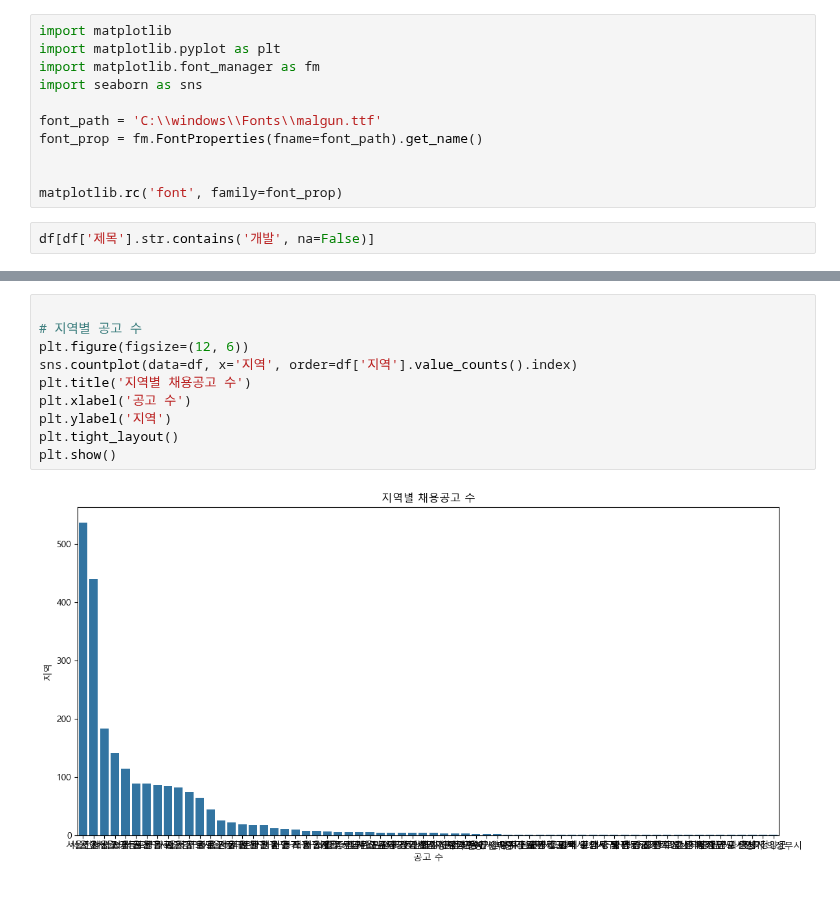
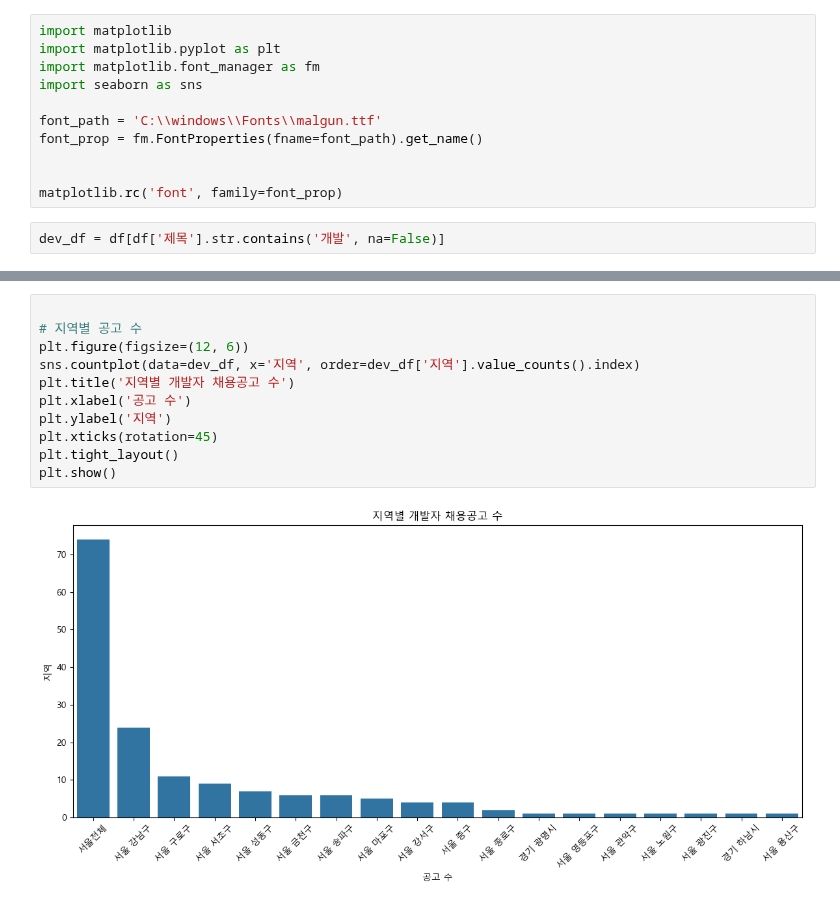
Before and after one commit to Ahn-TaeKyung/Python_Webscraping_Analysis, a Jupyter notebook: Practice/test.ipynb, the cells around one changed output, grey strips where cells are left out. Cells and saved outputs as stored; diff of their text form.

```diff
--- a/Practice/test.ipynb
+++ b/Practice/test.ipynb
@@ -365,4 +365,4 @@ font_prop = fm.FontProperties(fname=font_path).get_name()
 
 matplotlib.rc('font', family=font_prop)
 # %%
-df[df['제목'].str.contains('개발', na=False)]
+dev_df = df[df['제목'].str.contains('개발', na=False)]
@@ -383,14 +369,15 @@ df[df['제목'].str.contains('개발', na=False)]
 # %%
 
 # 지역별 공고 수
 plt.figure(figsize=(12, 6))
-sns.countplot(data=df, x='지역', order=df['지역'].value_counts().index)
-plt.title('지역별 채용공고 수')
+sns.countplot(data=dev_df, x='지역', order=dev_df['지역'].value_counts().index)
+plt.title('지역별 개발자 채용공고 수')
 plt.xlabel('공고 수')
 plt.ylabel('지역')
+plt.xticks(rotation=45)
 plt.tight_layout()
 plt.show()
 # %% [output]
-[figure, old version]
+[figure, new version]
 # %%
 plt.figure(figsize=(10, 6))
```
Also changed, not shown: parts of 2 cells of this notebook.
